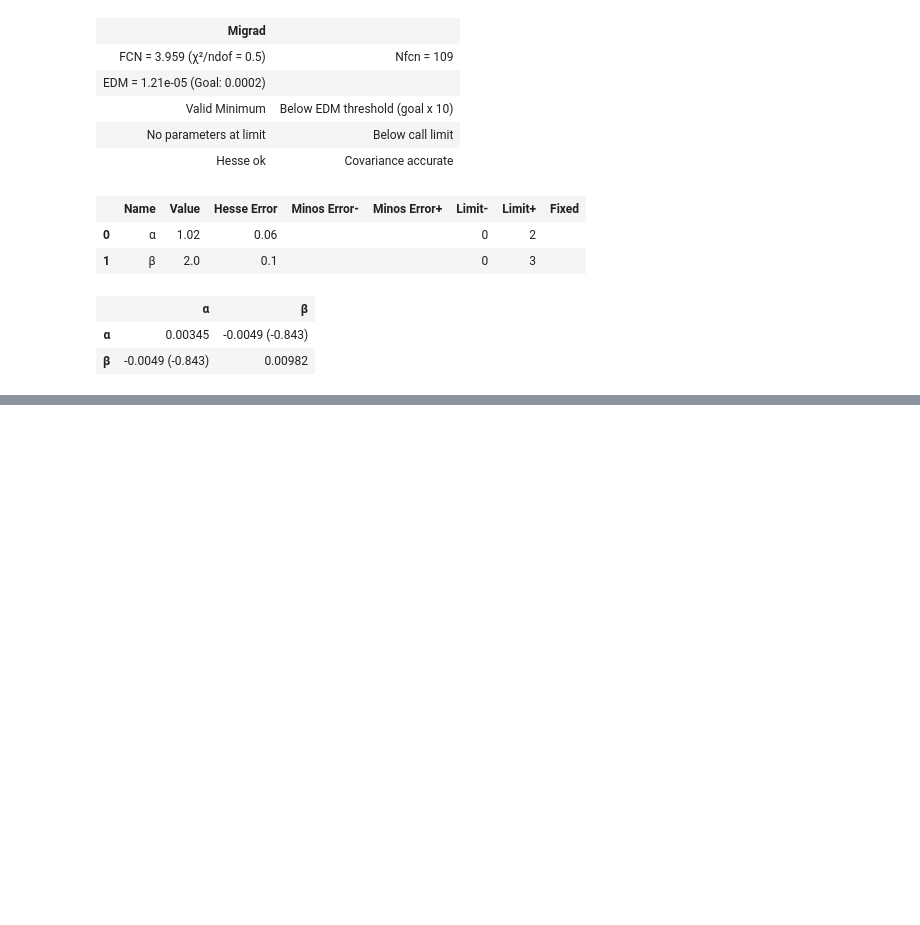
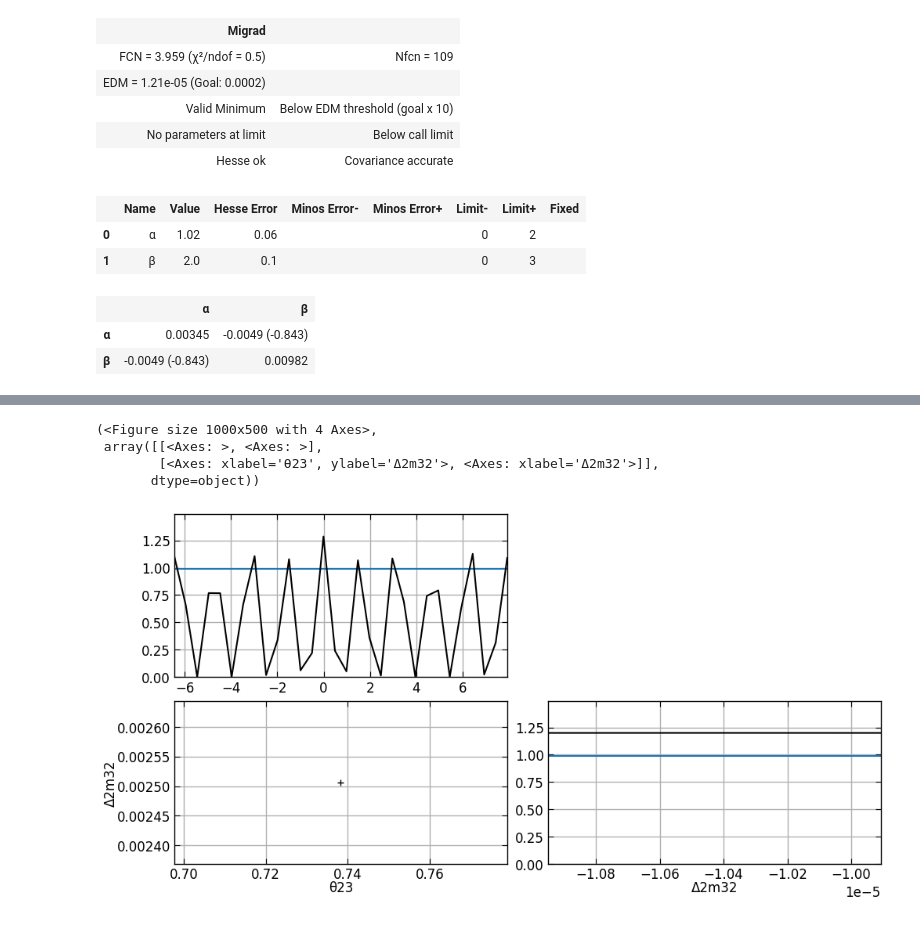
Before and after one commit to pboistier/energy-effects-T2K, a Jupyter notebook: docs/source/notebooks/minuit_fit.ipynb, the cells around one changed output, grey strips where cells are left out. Drawn from its saved outputs; the diff is of its cells as text; code cells hidden in the pictures; blank space fills up the shorter version.

```diff
--- a/docs/source/notebooks/minuit_fit.ipynb
+++ b/docs/source/notebooks/minuit_fit.ipynb
@@ -144,0 +196,3 @@ m.hesse()
+# %%
+m.draw_mnmatrix()
+# %% [output]
@@ -144,0 +200,5 @@ m.hesse()
+(<Figure size 1000x500 with 4 Axes>,
+ array([[<Axes: >, <Axes: >],
+        [<Axes: xlabel='θ23', ylabel='Δ2m32'>, <Axes: xlabel='Δ2m32'>]],
+       dtype=object))
+[figure, added]
```
Also changed, not shown: parts of 19 cells of this notebook, 3 other files.
